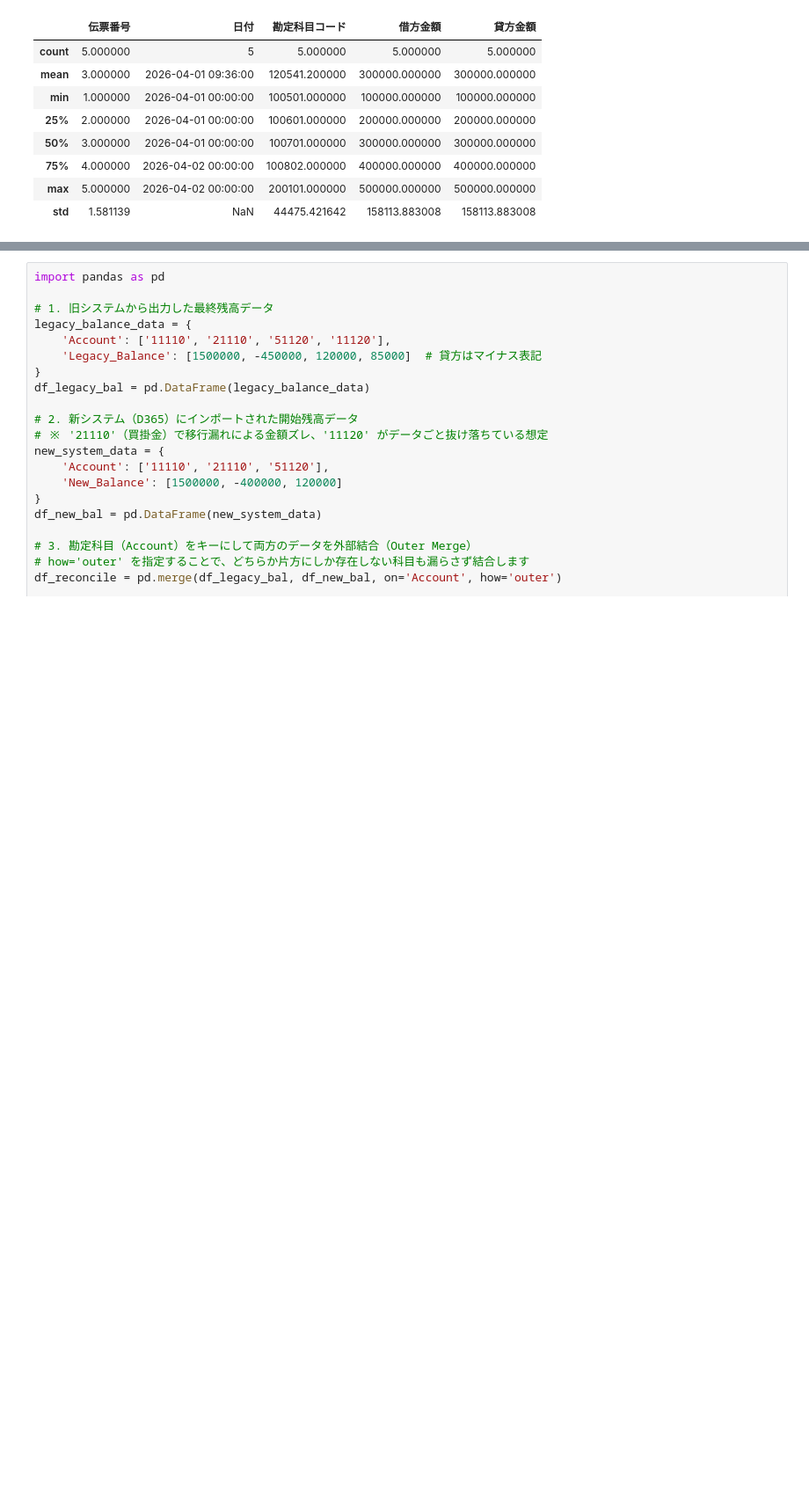
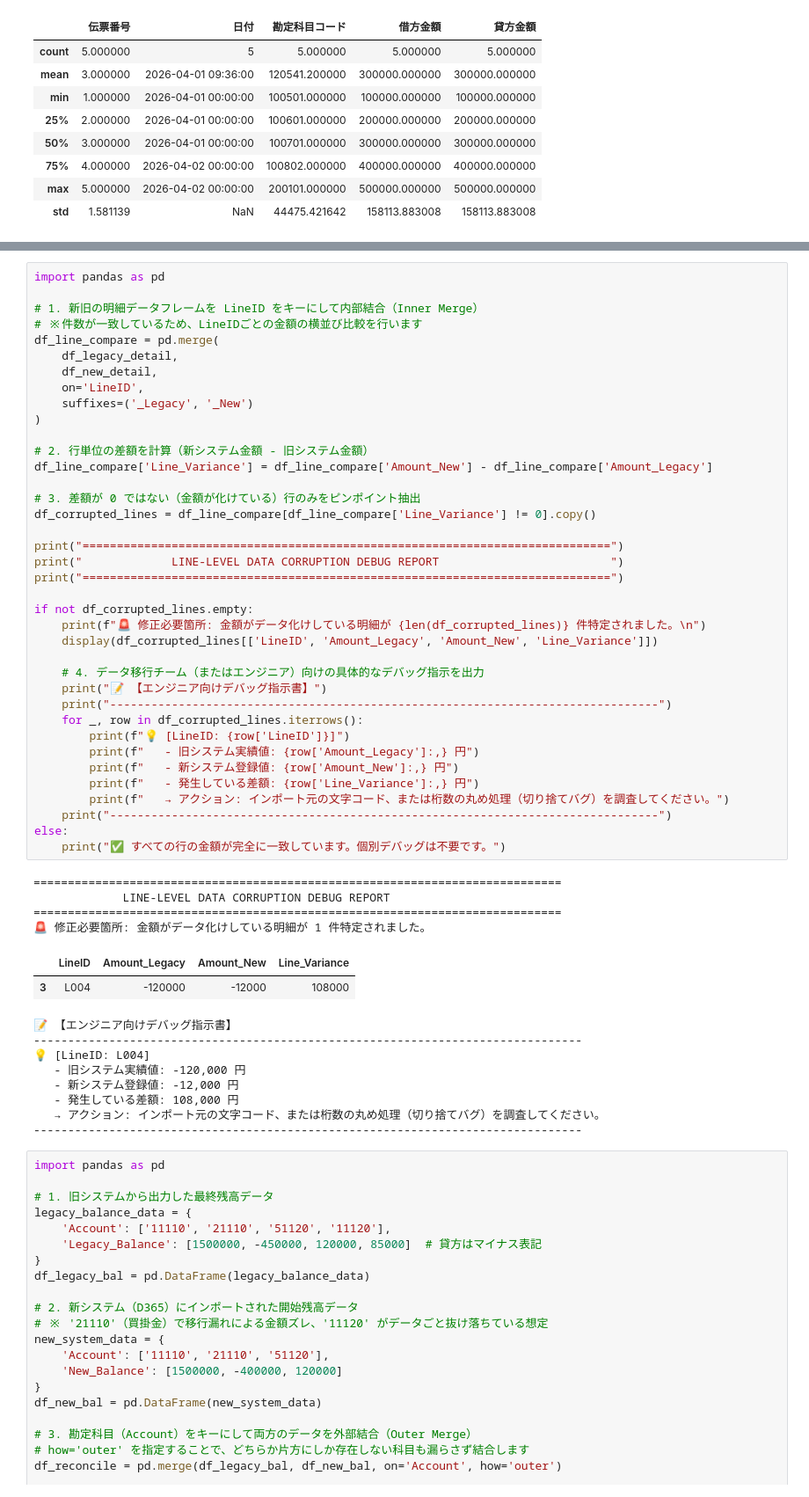
Before and after one commit to KojiKaiwa/D365-Finance-Automation, a Jupyter notebook: D365_Data_Processing.ipynb, the cells around one changed output, grey strips where cells are left out. Shown at 88% size. Cells and saved outputs as stored; diff of their text form; blank space fills up the shorter version.

```diff
--- a/D365_Data_Processing.ipynb
+++ b/D365_Data_Processing.ipynb
@@ -34,3 +99,56 @@ display(df.describe())
+# %%
+import pandas as pd
+
+# 1. 新旧の明細データフレームを LineID をキーにして内部結合（Inner Merge）
+# ※件数が一致しているため、LineIDごとの金額の横並び比較を行います
+df_line_compare = pd.merge(
+    df_legacy_detail,
+    df_new_detail,
+    on='LineID',
+    suffixes=('_Legacy', '_New')
+)
+
+# 2. 行単位の差額を計算（新システム金額 - 旧システム金額）
+df_line_compare['Line_Variance'] = df_line_compare['Amount_New'] - df_line_compare['Amount_Legacy']
+
+# 3. 差額が 0 ではない（金額が化けている）行のみをピンポイント抽出
+df_corrupted_lines = df_line_compare[df_line_compare['Line_Variance'] != 0].copy()
+
+print("=============================================================================")
+print("             LINE-LEVEL DATA CORRUPTION DEBUG REPORT                         ")
+print("=============================================================================")
+
+if not df_corrupted_lines.empty:
+    print(f"🚨 修正必要箇所: 金額がデータ化けしている明細が {len(df_corrupted_lines)} 件特定されました。\n")
+    display(df_corrupted_lines[['LineID', 'Amount_Legacy', 'Amount_New', 'Line_Variance']])
+
+    # 4. データ移行チーム（またはエンジニア）向けの具体的なデバッグ指示を出力
+    print("📝 【エンジニア向けデバッグ指示書】")
+    print("--------------------------------------------------------------------------------")
+    for _, row in df_corrupted_lines.iterrows():
+        print(f"💡 [LineID: {row['LineID']}]")
+        print(f"   - 旧システム実績値: {row['Amount_Legacy']:,} 円")
+        print(f"   - 新システム登録値: {row['Amount_New']:,} 円")
+        print(f"   - 発生している差額: {row['Line_Variance']:,} 円")
+        print(f"   → アクション: インポート元の文字コード、または桁数の丸め処理（切り捨てバグ）を調査してください。")
+    print("--------------------------------------------------------------------------------")
+else:
+    print("✅ すべての行の金額が完全に一致しています。個別デバッグは不要です。")
+# %% [output]
+=============================================================================
+             LINE-LEVEL DATA CORRUPTION DEBUG REPORT
+=============================================================================
+🚨 修正必要箇所: 金額がデータ化けしている明細が 1 件特定されました。
+|  | LineID | Amount_Legacy | Amount_New | Line_Variance |
+| 3 | L004 | -120000 | -12000 | 108000 |
+📝 【エンジニア向けデバッグ指示書】
+--------------------------------------------------------------------------------
+💡 [LineID: L004]
+   - 旧システム実績値: -120,000 円
+   - 新システム登録値: -12,000 円
+   - 発生している差額: 108,000 円
+   → アクション: インポート元の文字コード、または桁数の丸め処理（切り捨てバグ）を調査してください。
+--------------------------------------------------------------------------------
 # %%
 import pandas as pd
 
```
Also changed, not shown: parts of 1 cell of this notebook.
